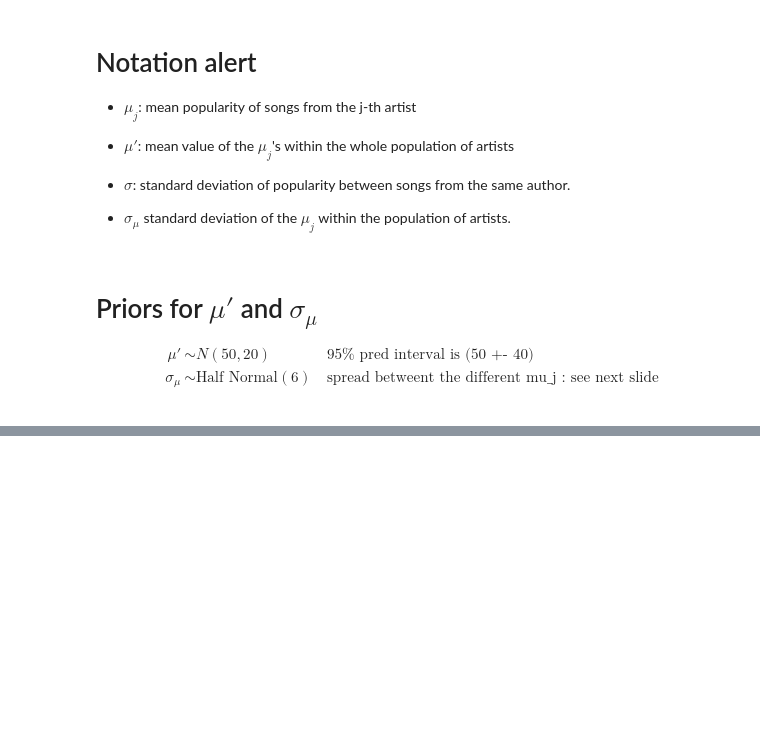
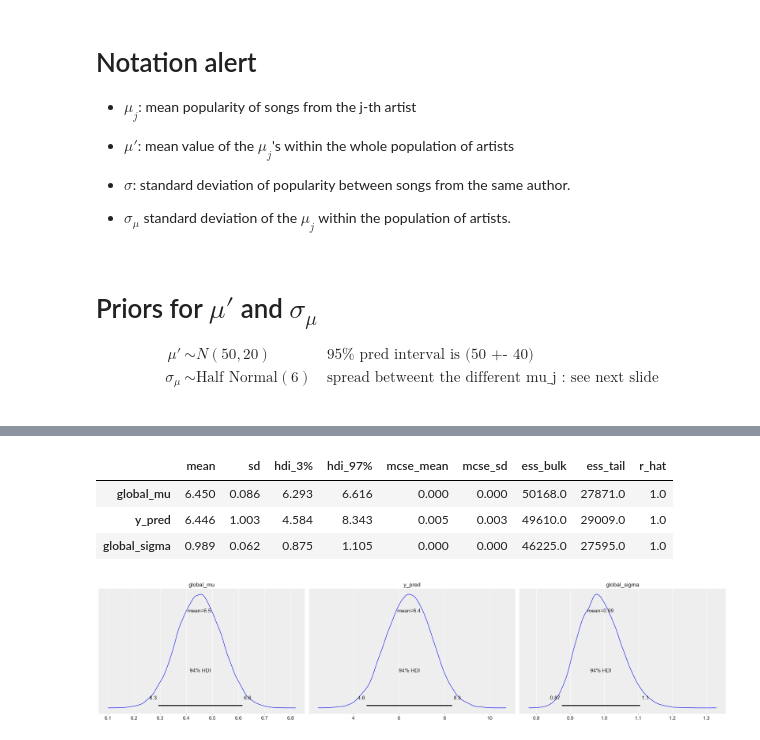
Before and after one commit to FabioLddo/netflix_popular_movies_probabilistic_programming, a Jupyter notebook: project_netflix_analysis.ipynb, the cells around one changed output, grey strips where cells are left out. Drawn from its saved outputs; the diff is of its cells as text; code cells hidden in the pictures; blank space fills up the shorter version.

Commit message:
pymc models work now

```diff
--- a/project_netflix_analysis.ipynb
+++ b/project_netflix_analysis.ipynb
@@ -499,2 +504,3 @@ directors
 # %%
-directors["director_id"] = directors.groupby('director').ngroup()
+# directors["director_id"] = directors.groupby('director').ngroup()
+# directors
@@ -519,7 +507,7 @@ directors.sort_values("director_id")
 # %%
 with pm.Model() as model_unpooled:
-    group_mu = pm.Normal('group_mu', mu=6.5, sd=1, shape=len(directors))
-    group_sigma = pm.HalfNormal('group_sigma', sd=1.7, shape=len(directors))
+    group_mu = pm.Normal('group_mu', mu=6.5, sd=1, shape=n_directors)
+    group_sigma = pm.HalfNormal('group_sigma', sd=1.7, shape=n_directors)
     y = pm.Normal('y', mu=group_mu[directors["director_id"]], sd=group_sigma[directors["director_id"]], observed=directors["imdb_score"])
     # y = pm.Normal('y', mu=group_mu[directors["director"].cat.codes],
     #               sd=group_sigma[directors["director"].cat.codes],
@@ -600,7 +613,7 @@ with pm.Model() as model_hierarchical:
     sigma_mu = pm.HalfNormal('sigma_mu', sd=1.4)
 
     # priors
-    group_mu = pm.Normal('group_mu', mu=mu_mu, sd=sigma_mu, shape=len(directors["director"].unique()))
+    group_mu = pm.Normal('group_mu', mu=mu_mu, sd=sigma_mu, shape=n_directors)
     global_std = pm.HalfNormal('global_std', sd=1.7)
-    y = pm.Normal('y', mu=group_mu[directors["director_id"]], sd=global_std, observed=directors["imdb_scores"])
+    y = pm.Normal('y', mu=group_mu[directors["director_id"]], sd=global_std, observed=directors["imdb_score"])
     trace_hierarchical = pm.sample(10_000, return_inferencedata=True)
@@ -818,0 +899,10 @@ az.compare({'gaussian':gaussian_trace, 'student': st_trace}, ic='waic')
+# %%
+with pm.Model() as model_pooled_with_pred:
+
+    global_mu = pm.Normal('global_mu', mu=6.5, sd=0.5)
+    global_sigma = pm.HalfNormal('global_sigma', sd=1.4)
+    y = pm.Normal('y', mu=global_mu, sd=global_sigma, observed=directors["imdb_score"])
+
+    y_pred = pm.Normal("y_pred", mu=global_mu, sigma=global_sigma)
+
+    trace_pooled_with_pred = pm.sample(10_000, return_inferencedata=True)
@@ -818,0 +916,13 @@ az.compare({'gaussian':gaussian_trace, 'student': st_trace}, ic='waic')
+# %%
+with model_pooled_with_pred:
+    display(az.summary(trace_pooled_with_pred)) # var_names='y_pred'
+# %% [output]
+|  | mean | sd | hdi_3% | hdi_97% | mcse_mean | mcse_sd | ess_bulk | ess_tail | r_hat |
+| global_mu | 6.450 | 0.086 | 6.293 | 6.616 | 0.000 | 0.000 | 50168.0 | 27871.0 | 1.0 |
+| y_pred | 6.446 | 1.003 | 4.584 | 8.343 | 0.005 | 0.003 | 49610.0 | 29009.0 | 1.0 |
+| global_sigma | 0.989 | 0.062 | 0.875 | 1.105 | 0.000 | 0.000 | 46225.0 | 27595.0 | 1.0 |
+# %%
+with model_pooled_with_pred:
+    az.plot_posterior(trace_pooled_with_pred);
+# %% [output]
+[figure, added]
```
Also changed, not shown: parts of 31 cells of this notebook.
